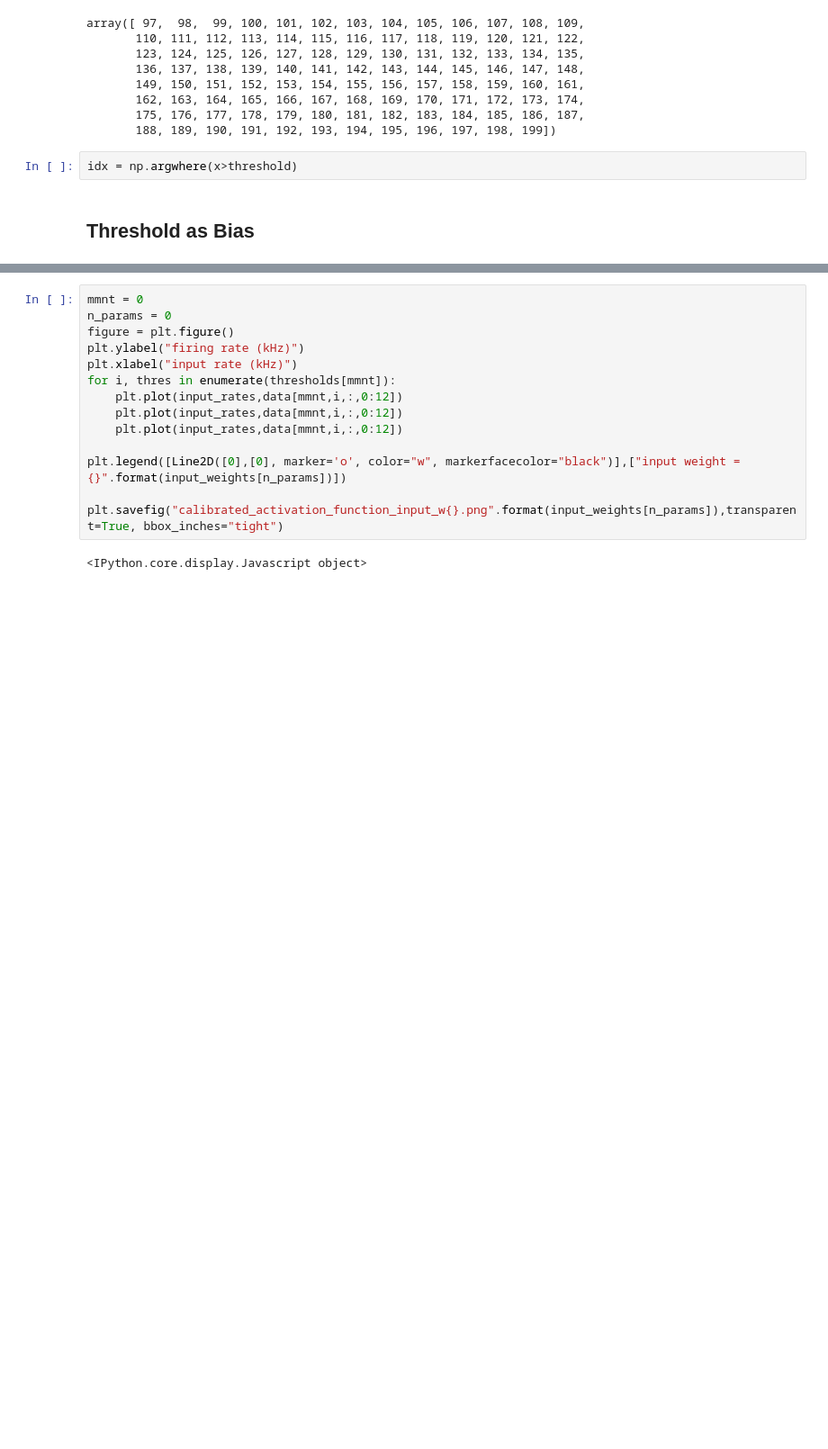
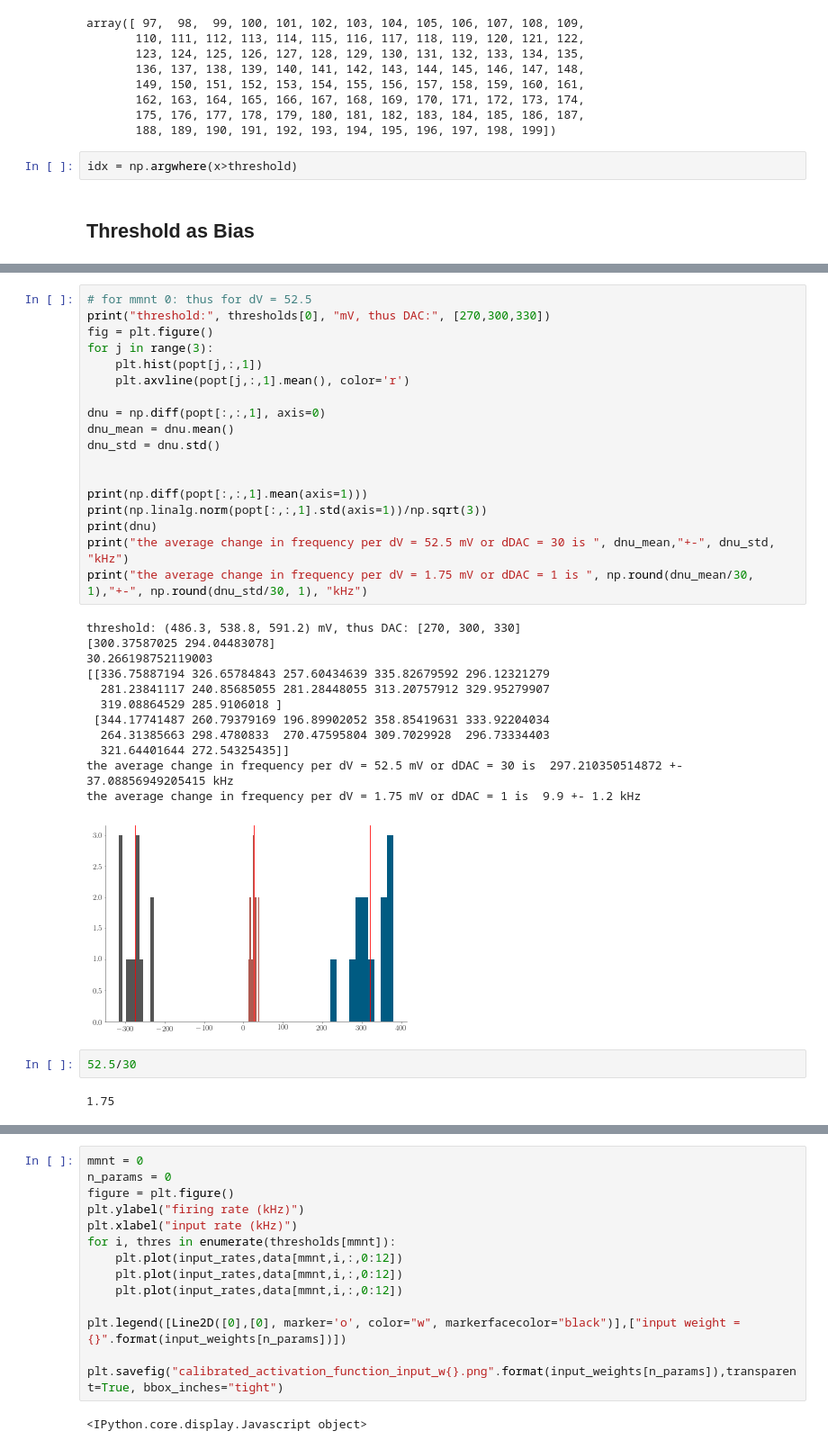
Before and after one commit to simeka/masterthesis, a Jupyter notebook: figures/Activation Function Stuff.ipynb, the cells around one changed output, grey strips where cells are left out. Shown at 90% size. Drawn from its saved outputs; the diff is of its cells as text; blank space fills up the shorter version.

```diff
--- a/figures/Activation Function Stuff.ipynb
+++ b/figures/Activation Function Stuff.ipynb
@@ -336,0 +376,35 @@ plt.savefig("bias_for_activation_function.png",transparent=True, bbox_inches="ti
+# %%
+# for mmnt 0: thus for dV = 52.5
+print("threshold:", thresholds[0], "mV, thus DAC:", [270,300,330])
+fig = plt.figure()
+for j in range(3):
+    plt.hist(popt[j,:,1])
+    plt.axvline(popt[j,:,1].mean(), color='r')
+
+dnu = np.diff(popt[:,:,1], axis=0)
+dnu_mean = dnu.mean()
+dnu_std = dnu.std()
+
+
+print(np.diff(popt[:,:,1].mean(axis=1)))
+print(np.linalg.norm(popt[:,:,1].std(axis=1))/np.sqrt(3))
+print(dnu)
+print("the average change in frequency per dV = 52.5 mV or dDAC = 30 is ", dnu_mean,"+-", dnu_std, "kHz")
+print("the average change in frequency per dV = 1.75 mV or dDAC = 1 is ", np.round(dnu_mean/30, 1),"+-", np.round(dnu_std/30, 1), "kHz")
+# %% [output]
+threshold: (486.3, 538.8, 591.2) mV, thus DAC: [270, 300, 330]
+[300.37587025 294.04483078]
+30.266198752119003
+[[336.75887194 326.65784843 257.60434639 335.82679592 296.12321279
+  281.23841117 240.85685055 281.28448055 313.20757912 329.95279907
+  319.08864529 285.9106018 ]
+ [344.17741487 260.79379169 196.89902052 358.85419631 333.92204034
+  264.31385663 298.4780833  270.47595804 309.7029928  296.73334403
+  321.64401644 272.54325435]]
+the average change in frequency per dV = 52.5 mV or dDAC = 30 is  297.210350514872 +- 37.08856949205415 kHz
+the average change in frequency per dV = 1.75 mV or dDAC = 1 is  9.9 +- 1.2 kHz
+[figure, added]
+# %%
+52.5/30
+# %% [output]
+1.75
```
Also changed, not shown: parts of 12 cells of this notebook, 10 other files.
